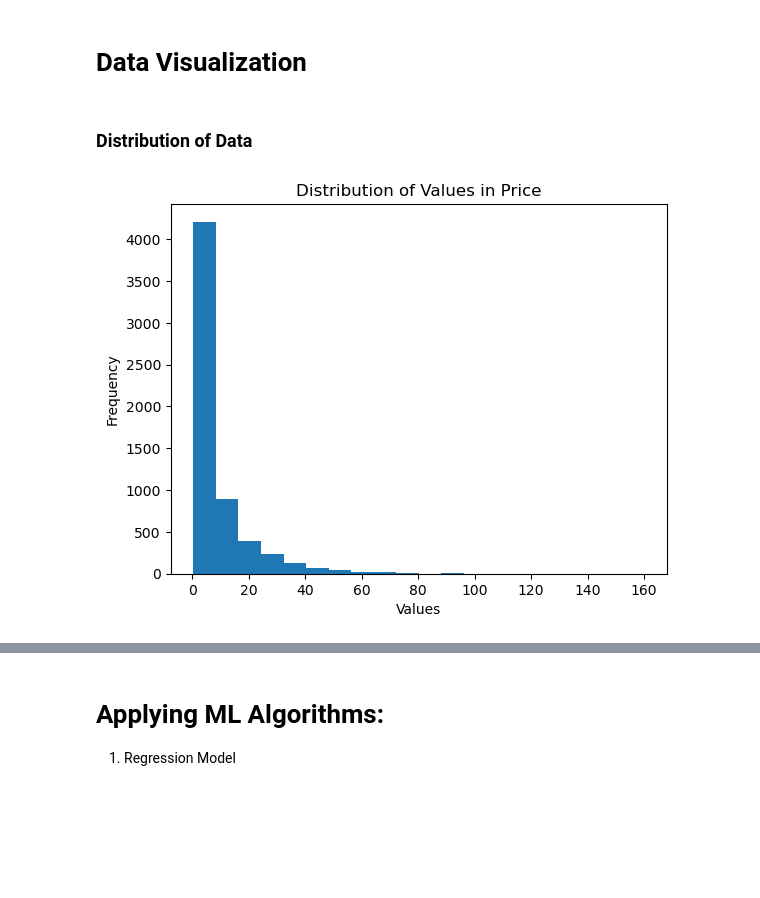
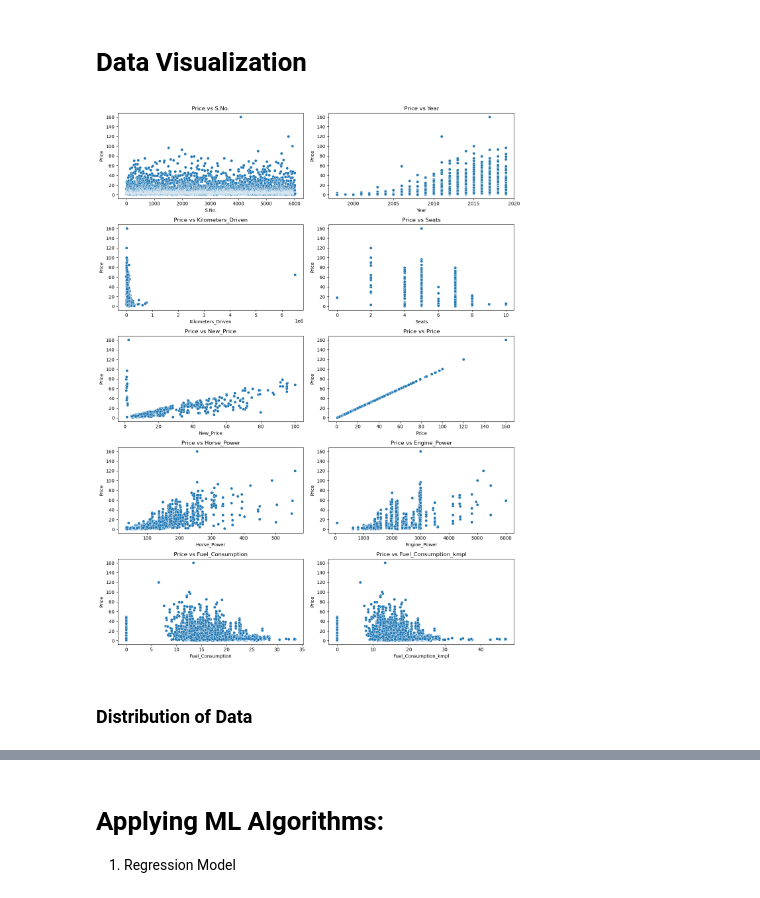
Before and after one commit to RasimBa/Used_Cars_Kaggle, a Jupyter notebook: Used_Cars_Kaggle.ipynb, the cells around one changed output, grey strips where cells are left out. Saved outputs shown, nothing was run; the diff lists cells and outputs as text; code cells hidden in the pictures; blank space fills up the shorter version.

Commit message:
Changed Visualisations

```diff
--- a/Used_Cars_Kaggle.ipynb
+++ b/Used_Cars_Kaggle.ipynb
@@ -254,13 +274,16 @@ used_cars['Brand'] = used_cars['Brand'].str.replace('Land', 'Land Rover')
 used_cars['Engine_Power'] = pd.to_numeric(used_cars['Engine_Power'])
 # %% [markdown]
 # Data Visualization
+# %%
+numeric_columns= numeric_columns = used_cars.select_dtypes(include=np.number).columns.tolist()
+plt.figure(figsize=(13,17))
+
+for i, variable in enumerate(numeric_columns):
+                     plt.subplot(5,2,i+1)
+                     sns.scatterplot(x=used_cars[variable],y=used_cars['Price']).set(title='Price vs '+ variable)
+                     #plt.xticks(rotation=90)
+                     plt.tight_layout()
+# %% [output]
+[figure, added]
 # %% [markdown]
 ### Distribution of Data
-# %%
-plt.hist(used_cars['Price'], bins=20)
-plt.xlabel('Values')
-plt.ylabel('Frequency')
-plt.title('Distribution of Values in Price')
-plt.show()
-# %% [output]
-[figure, removed]
```
Also changed, not shown: parts of 7 cells of this notebook.
